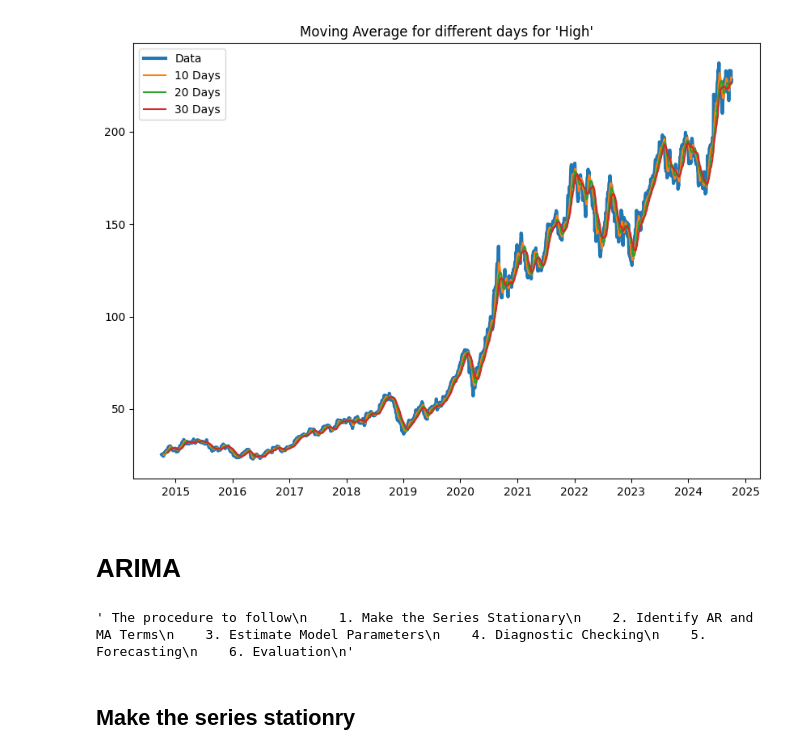
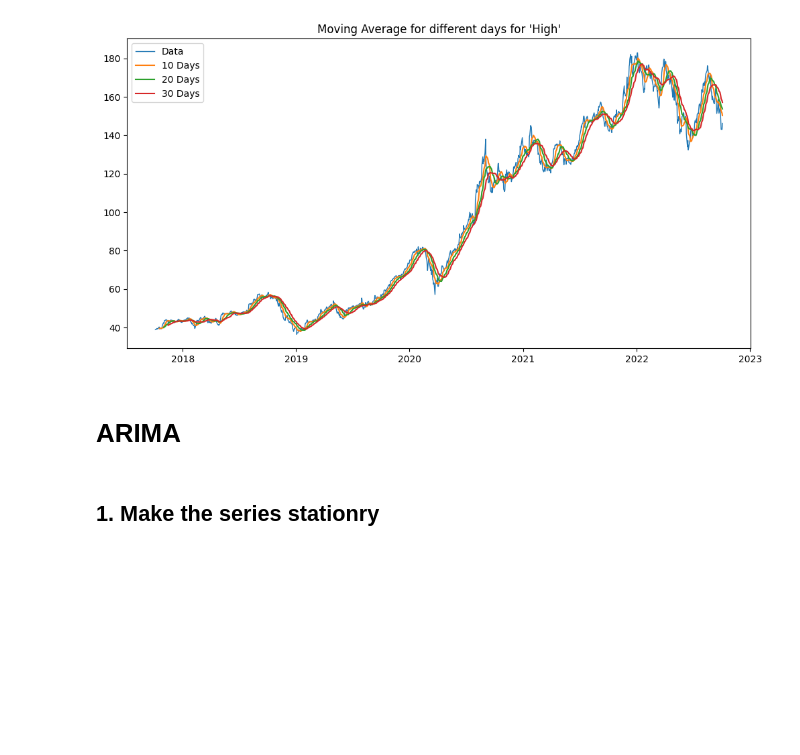
Before and after one commit to Luv-valecha/Stock_Price_Prediction, a Jupyter notebook: ARIMA.ipynb, the cells around one changed output. Drawn from its saved outputs; the diff is of its cells as text; code cells hidden in the pictures; blank space fills up the shorter version.

```diff
--- a/ARIMA.ipynb
+++ b/ARIMA.ipynb
@@ -70,28 +61,18 @@ plt.legend()
 # %%
 # the moving average for past 25 ,10 ,15 days
 
 def Plot_Moving_Average(data, lag):
-    plt.figure(figsize=(10,7))
-    plt.plot(data, label='Data' ,linewidth=3)
+    plt.figure(figsize=(12,6))
+    plt.plot(data, label='Data' ,linewidth=1)
     for i in range(len(lag)):
         plt.plot(data.rolling(lag[i]).mean(), label=f"{lag[i]} Days")
     plt.legend()
     plt.title(f"Moving Average for different days for '{data.name}'")
     plt.show()
+# plot
+last_half_data = apple_data['High'][len(apple_data)//2:]
+Plot_Moving_Average(last_half_data,[10,20,30])
+# %% [output]
+[figure, added]
-# %%
-Plot_Moving_Average(apple_data['High'],[10,20,30])
-# %% [output]
-[figure, removed]
 # %% [markdown]
 <h1> ARIMA
-# %%
-''' The procedure to follow
-    1. Make the Series Stationary
-    2. Identify AR and MA Terms
-    3. Estimate Model Parameters
-    4. Diagnostic Checking
-    5. Forecasting
-    6. Evaluation
-'''
-# %% [output]
-' The procedure to follow\n    1. Make the Series Stationary\n    2. Identify AR and MA Terms\n    3. Estimate Model Parameters\n    4. Diagnostic Checking\n    5. Forecasting\n    6. Evaluation\n'
@@ -98,5 +89,5 @@ Plot_Moving_Average(apple_data['High'],[10,20,30])
 # %% [markdown]
-<h2> Make the series stationry
+<h2> 1. Make the series stationry
 # %%
 # first check is the series is already stationaty
 from statsmodels.tsa.stattools import adfuller
```
Also changed, not shown: parts of 30 cells of this notebook.
